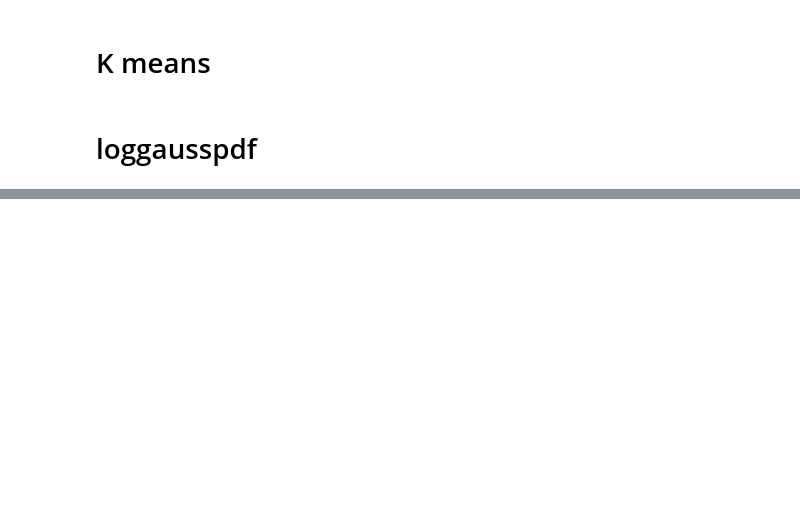
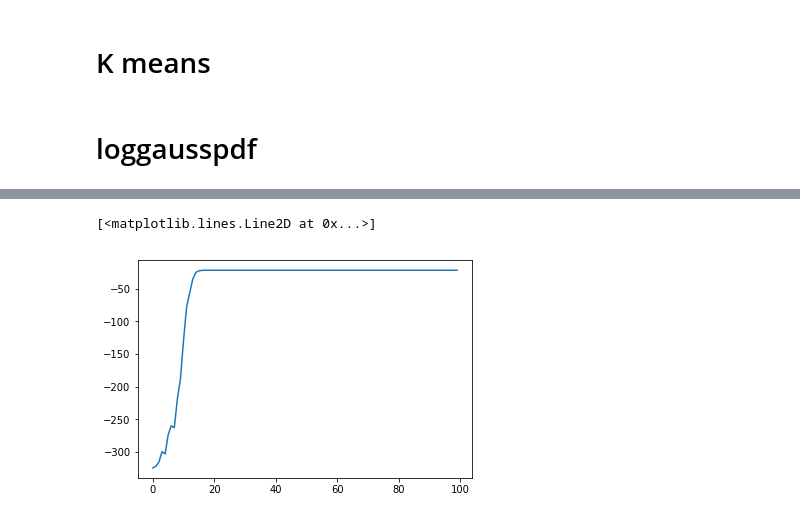
Before and after one commit to chunchentu/vectorization_ML, a Jupyter notebook: ML_profiling.ipynb, the cells around one changed output, grey strips where cells are left out. Cells and saved outputs as stored; diff of their text form; code cells hidden in the pictures; blank space fills up the shorter version.

```diff
--- a/ML_profiling.ipynb
+++ b/ML_profiling.ipynb
@@ -218,0 +217,2 @@ array([-10.04381281,  -9.22857961, -10.42569705,  -9.43930636,
+# %%
+X = data.reshape((K*N, D))
@@ -218,0 +260,23 @@ array([-10.04381281,  -9.22857961, -10.42569705,  -9.43930636,
+# %%
+N = X.shape[0]
+
+J = np.arange(N)
+V = np.ones(N)
+
+cluster_assign = np.random.choice(K, N)
+# cluster_assign = np.zeros(N)
+# cluster_assign[:50] = 0
+# cluster_assign[51:100] = 1
+# cluster_assign[101:] = 2
+E = scipy.sparse.coo_matrix((V,(cluster_assign,J)),shape=(K, N)).toarray()
+
+ll_temp = []
+for it in range(100):
+    mu_est, Sigma_est = Maximization(X, E)
+    E, ll = Expectation(X, mu_est, Sigma_est)
+    ll_temp.append(ll)
+# %%
+plt.plot(ll_temp)
+# %% [output]
+[<matplotlib.lines.Line2D at 0x...>]
+[figure, added]
```
Also changed, not shown: parts of 21 cells of this notebook.
